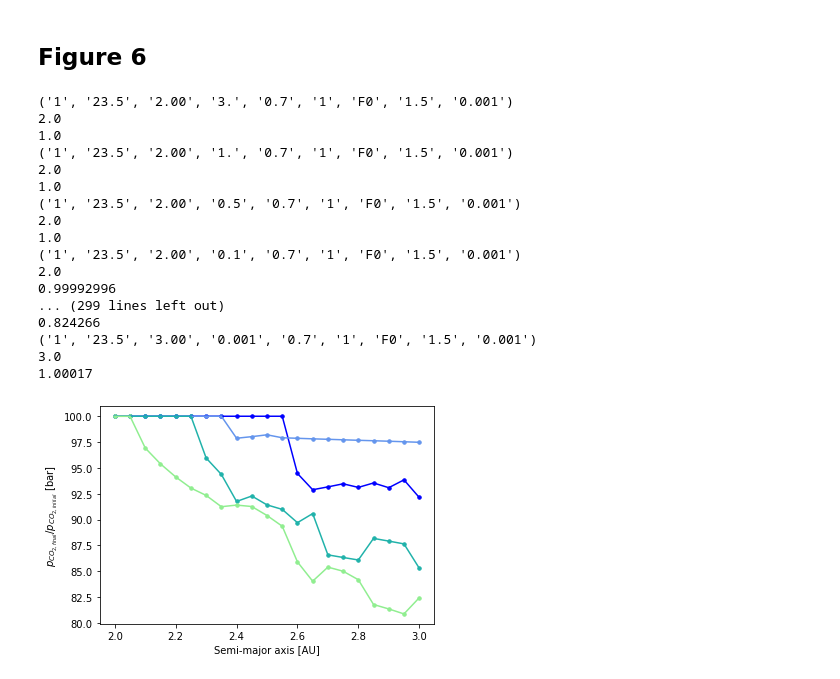
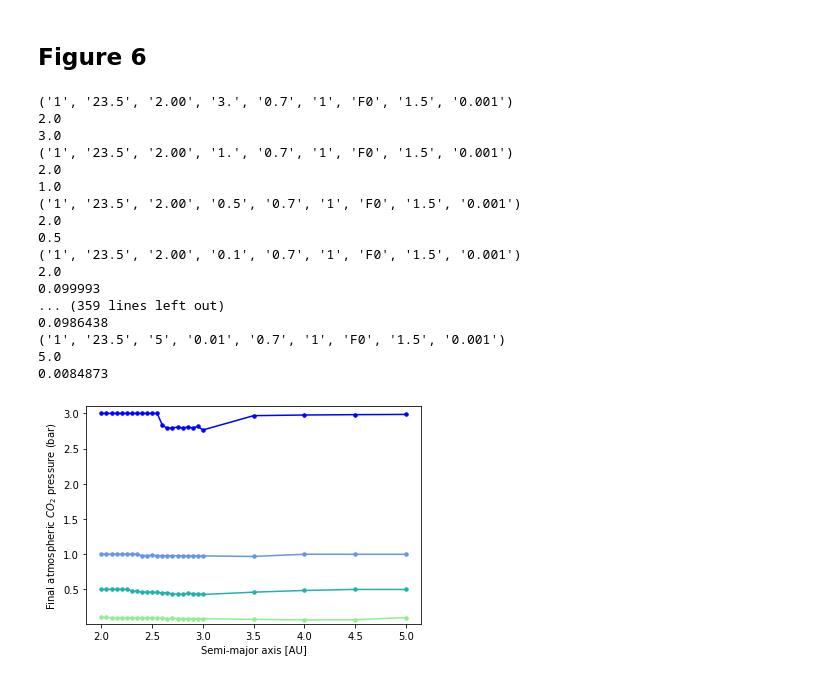
Before and after one commit to irenebonati/CO2-condensation, a Jupyter notebook: Code/Plots.ipynb, the cells around one changed output. Saved outputs shown, nothing was run; the diff lists cells and outputs as text; code cells hidden in the pictures.

```diff
--- a/Code/Plots.ipynb
+++ b/Code/Plots.ipynb
@@ -385,8 +385,8 @@ plt.show()
 [figure]
 # %%
 # We only have to change these 3 parameters
-start = ["Warm"] # "Cold" or "Warm"
-STAR = ["K5"]   # "Sun" or "K5" or "F0"
+start = ["Cold"] # "Cold" or "Warm"
+STAR = ["F0"]   # "Sun" or "K5" or "F0"
 obl = ["23.5"]
 val = ["0.001"] # Sun --> 0.05 K5 --> 0.04 or 0.05 F0 --> 0.035,0.065 (cold start), 0.05 (warm start)
 
@@ -491,7 +491,6 @@ for i in itertools.product(icoldflag,obl,a0,pco2i,ocean,igeog,STAR,smass,val):
                 break
         if CO2_ice[n,s]<0:
             CO2_ice[n,s] = 0.
-        print (CO2_ice[n,s])
 
         #Average temperature from text file
         temp_av = df.iloc[56:72,14]
@@ -514,22 +513,6 @@ for i in itertools.product(icoldflag,obl,a0,pco2i,ocean,igeog,STAR,smass,val):
         temp_max = temp_max.append(df.iloc[76:92,27])
         temp_max = np.array(temp_min, dtype = np.float32)
 
-#         # 1: Snowball planet, 4: Ice-free planets, 2: Partially ice-free with CO2  3: Partially ice free with no CO2
-#         if all(i < 263 for i in temp_max) and any(i <216.6 for i in temp_min) and CO2_ice[n,s]>0.:
-#             gl[n, s] = 1 # blue
-#             print ('Surface temperatures all below 263, blue')
-#         elif all(k > 263 for k in temp_min):
-#             gl[n,s] = 4 # red
-#             print ('Ice-free, red')
-#         else:
-
-#             if any(p<216.6 for p in temp_min) and CO2_ice[n,s]>0.:
-#                 gl[n,s] = 2
-#                 print ('Ice with CO2 condensation, light blue')
-#             else:
-#                 gl[n,s] = 3
-#                 print ('Some ice but no CO2 condensation, light red')
-
         # 1: Snowball planet, 4: Ice-free planets, 2: Partially ice-free with CO2  3: Partially ice free with no CO2
         if all(i < 263 for i in temp_av) and CO2_ice[n,s]>0.:
             gl[n, s] = 1 # blue
@@ -549,6 +532,9 @@ for i in itertools.product(icoldflag,obl,a0,pco2i,ocean,igeog,STAR,smass,val):
                 gl[n,s] = 3
                 print ('Some ice but no CO2 condensation, light red')
                 CO2_ice[n,s] = 0.
+        if CO2_ice[n,s] >0. and CO2_ice[n,s]<0.02:
+            CO2_ice[n,s] = 0.02
+        print (CO2_ice[n,s])
 
     if n==14:
         n=n-14
@@ -769,7 +754,7 @@ val = ["0.001"]
 # Other parameters
 ocean = ["0.7"]
 igeog = ["1"]
-pco2i = ["3.","1.","0.5","0.1","0.001"]
+pco2i = ["3.","1.","0.5","0.1","0.01"]
 
 if start==["Cold"]:
     icoldflag = ["1"]
@@ -778,13 +763,13 @@ else:
 
 if STAR == ["Sun"]:
     smass = ["1.0"]
-    a0 = ["1.00","1.025","1.05","1.075","1.10","1.125","1.15","1.175","1.20","1.225","1.25","1.275","1.30","1.325","1.35","1.375","1.40","1.425","1.45","1.475","1.5"]
+    a0 = ["1.00","1.025","1.05","1.075","1.10","1.125","1.15","1.175","1.20","1.225","1.25","1.275","1.30","1.325","1.35","1.375","1.40","1.425","1.45","1.475","1.5","1.6","1.7","1.8","1.9","2"]
 elif STAR == ["K5"]:
     smass = ["0.6"]
-    a0 = ["0.40","0.41","0.42","0.43","0.44","0.45","0.46","0.47","0.48","0.4901","0.5","0.51","0.52","0.53","0.54","0.55","0.56","0.57","0.58","0.59","0.6"]
+    a0 = ["0.40","0.41","0.42","0.43","0.44","0.45","0.46","0.47","0.48","0.4901","0.5","0.51","0.52","0.53","0.54","0.55","0.56","0.57","0.58","0.59","0.6","0.7","0.8","0.9","1"]
 else:
     smass = ["1.5"]
-    a0 = ["2.00","2.05","2.10","2.15","2.20","2.25","2.30","2.35","2.40","2.45","2.50","2.55","2.60","2.65","2.70","2.75","2.80","2.85","2.90","2.95","3.00"]
+    a0 = ["2.00","2.05","2.10","2.15","2.20","2.25","2.30","2.35","2.40","2.45","2.50","2.55","2.60","2.65","2.70","2.75","2.80","2.85","2.90","2.95","3.00","3.5","4","4.5","5"]
 
 sem_ax = len(a0)
 pco2 = len(pco2i)
@@ -844,7 +829,7 @@ for i in itertools.product(icoldflag,obl,a0,pco2i,ocean,igeog,STAR,smass,val):
         a0_plot[n,s] = i[2]
         pco2_plot[n,s] = np.float(i[3])
         print (a0_plot[n,s])
-        CO2_atm[n,s] = np.float(df.iloc[47,8])/pco2_plot[n,s]
+        CO2_atm[n,s] = np.float(df.iloc[47,8])#/pco2_plot[n,s]
         print (CO2_atm[n,s])
 
     if n==4:
@@ -855,32 +840,33 @@ for i in itertools.product(icoldflag,obl,a0,pco2i,ocean,igeog,STAR,smass,val):
 # %% [output]
 ('1', '23.5', '2.00', '3.', '0.7', '1', 'F0', '1.5', '0.001')
 2.0
-1.0
+3.0
 ('1', '23.5', '2.00', '1.', '0.7', '1', 'F0', '1.5', '0.001')
 2.0
 1.0
 ('1', '23.5', '2.00', '0.5', '0.7', '1', 'F0', '1.5', '0.001')
 2.0
-1.0
+0.5
 ('1', '23.5', '2.00', '0.1', '0.7', '1', 'F0', '1.5', '0.001')
 2.0
-0.99992996
-... (299 lines left out)
-0.824266
-('1', '23.5', '3.00', '0.001', '0.7', '1', 'F0', '1.5', '0.001')
-3.0
-1.00017
+0.099993
+... (359 lines left out)
+0.0986438
+('1', '23.5', '5', '0.01', '0.7', '1', 'F0', '1.5', '0.001')
+5.0
+0.0084873
 # %%
 colori = ['blue','cornflowerblue','lightseagreen','lightgreen','tomato']
 
 for i in range(len(a0_plot)-1):
-    plt.plot(a0_plot[i,:],CO2_atm[i,:]*1e2,color=colori[i],linewidth='1.5')
-    plt.scatter(a0_plot[i,:],CO2_atm[i,:]*1e2,s=12,color=colori[i])
+    plt.plot(a0_plot[i,:],CO2_atm[i,:],color=colori[i],linewidth='1.5')
+    plt.scatter(a0_plot[i,:],CO2_atm[i,:],s=12,color=colori[i])
 #plt.semilogy()
-#plt.ylim([0.08,4])
-plt.ylabel('$p_{CO_{2,final}}/p_{CO_{2,initial}}$ [bar]')
+plt.ylim([0.01,3.1])
+#plt.ylabel('$p_{CO_{2,final}}/p_{CO_{2,initial}}$ [bar]')
+plt.ylabel('Final atmospheric $CO_{2}$ pressure (bar)')
 plt.xlabel('Semi-major axis [AU]')
 plt.savefig('CO2_end.pdf')
 plt.show()
 # %% [output]
-[figure, old version]
+[figure, new version]
```
Also changed, not shown: parts of 2 cells of this notebook, 38 other files.
